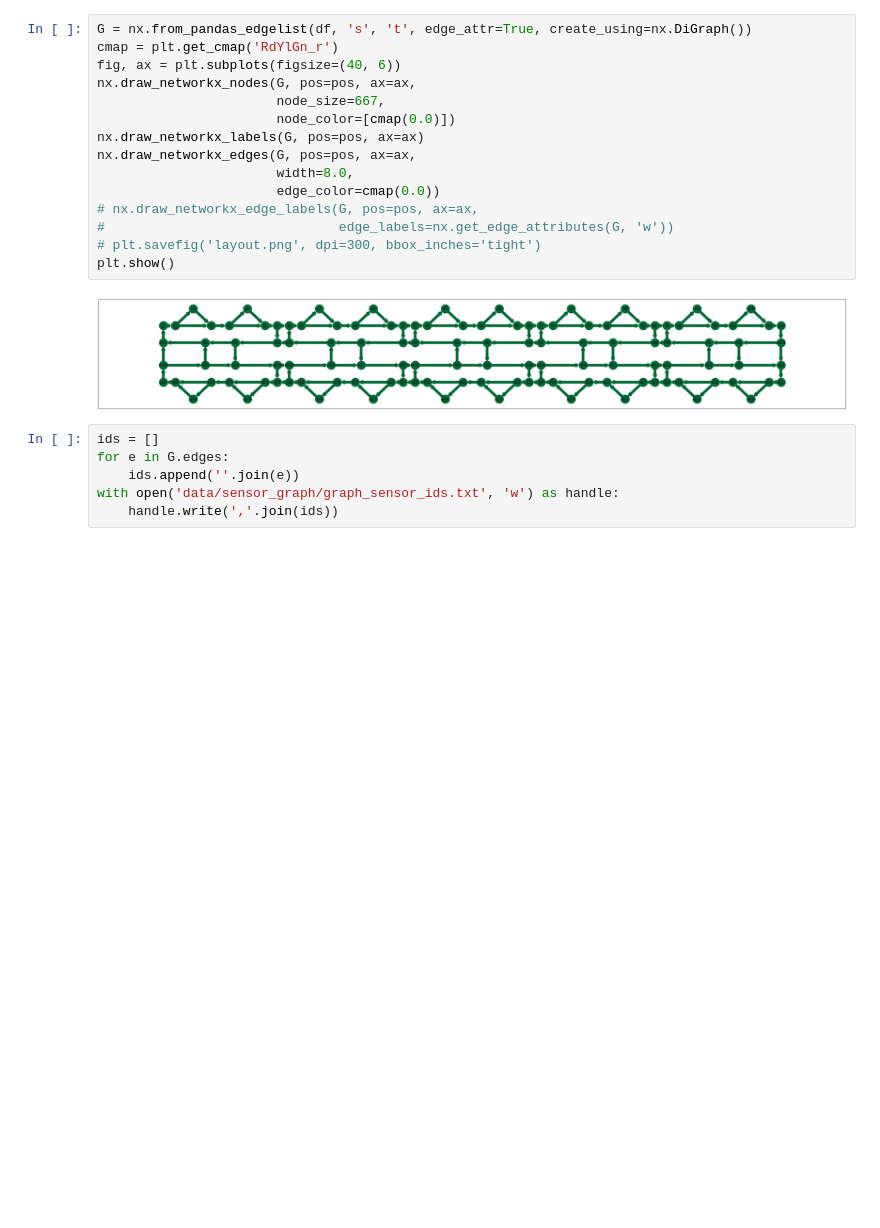
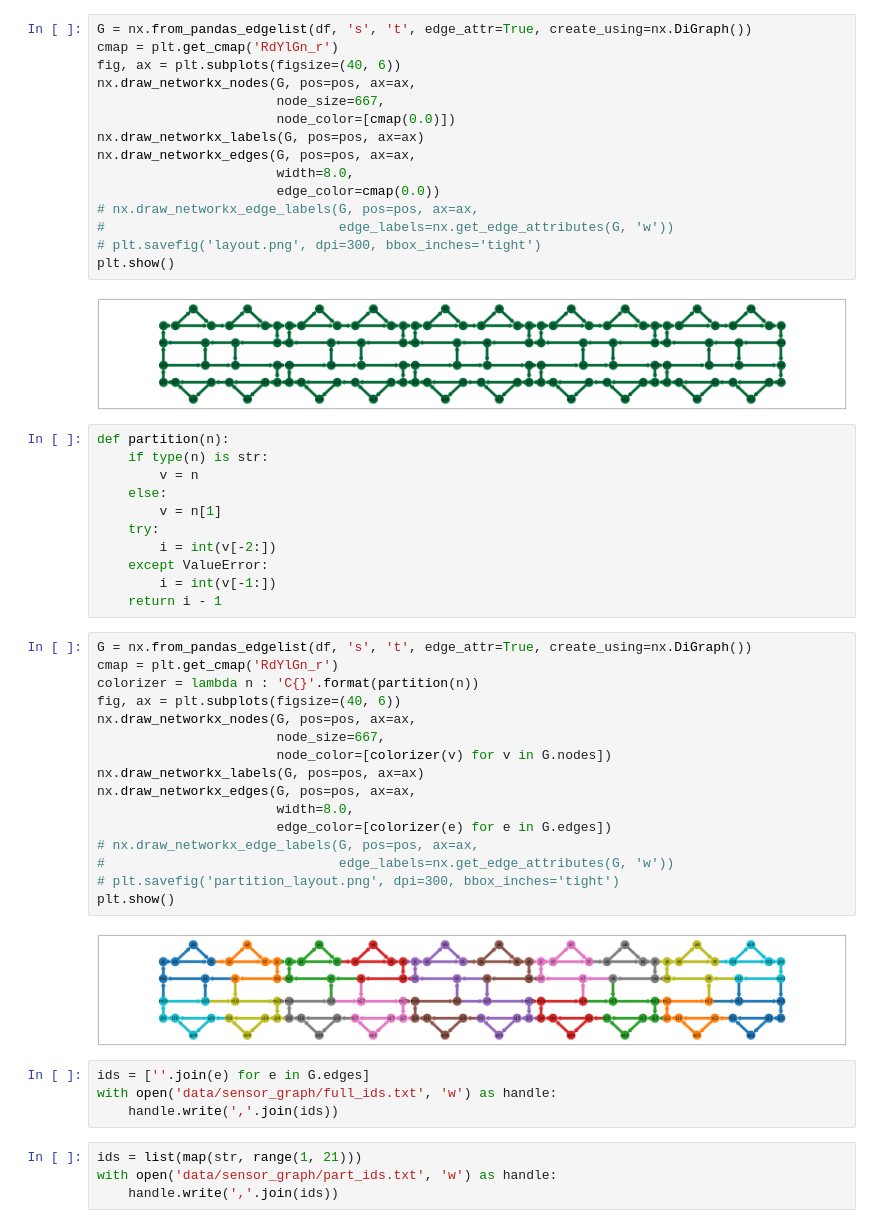
Before and after one commit to david-amirault/amhs, a Jupyter notebook: AMHS_preprocess.ipynb, the cells around one changed output. Saved outputs shown, nothing was run; the diff lists cells and outputs as text; blank space fills up the shorter version.

```diff
--- a/AMHS_preprocess.ipynb
+++ b/AMHS_preprocess.ipynb
@@ -371,12 +371,43 @@ nx.draw_networkx_edges(G, pos=pos, ax=ax,
 plt.show()
 # %% [output]
 [figure]
+# %%
+def partition(n):
+    if type(n) is str:
+        v = n
+    else:
+        v = n[1]
+    try:
+        i = int(v[-2:])
+    except ValueError:
+        i = int(v[-1:])
+    return i - 1
+# %%
+G = nx.from_pandas_edgelist(df, 's', 't', edge_attr=True, create_using=nx.DiGraph())
+cmap = plt.get_cmap('RdYlGn_r')
+colorizer = lambda n : 'C{}'.format(partition(n))
+fig, ax = plt.subplots(figsize=(40, 6))
+nx.draw_networkx_nodes(G, pos=pos, ax=ax,
+                       node_size=667,
+                       node_color=[colorizer(v) for v in G.nodes])
+nx.draw_networkx_labels(G, pos=pos, ax=ax)
+nx.draw_networkx_edges(G, pos=pos, ax=ax,
+                       width=8.0,
+                       edge_color=[colorizer(e) for e in G.edges])
+# nx.draw_networkx_edge_labels(G, pos=pos, ax=ax,
+#                              edge_labels=nx.get_edge_attributes(G, 'w'))
+# plt.savefig('partition_layout.png', dpi=300, bbox_inches='tight')
+plt.show()
+# %% [output]
+[figure, added]
 # %%
-ids = []
-for e in G.edges:
-    ids.append(''.join(e))
-with open('data/sensor_graph/graph_sensor_ids.txt', 'w') as handle:
+ids = [''.join(e) for e in G.edges]
+with open('data/sensor_graph/full_ids.txt', 'w') as handle:
     handle.write(','.join(ids))
+# %%
+ids = list(map(str, range(1, 21)))
+with open('data/sensor_graph/part_ids.txt', 'w') as handle:
+    handle.write(','.join(ids))
 # %%
 distances = {
     'from' : [],
```
Also changed, not shown: parts of 11 cells of this notebook, 5 other files.
